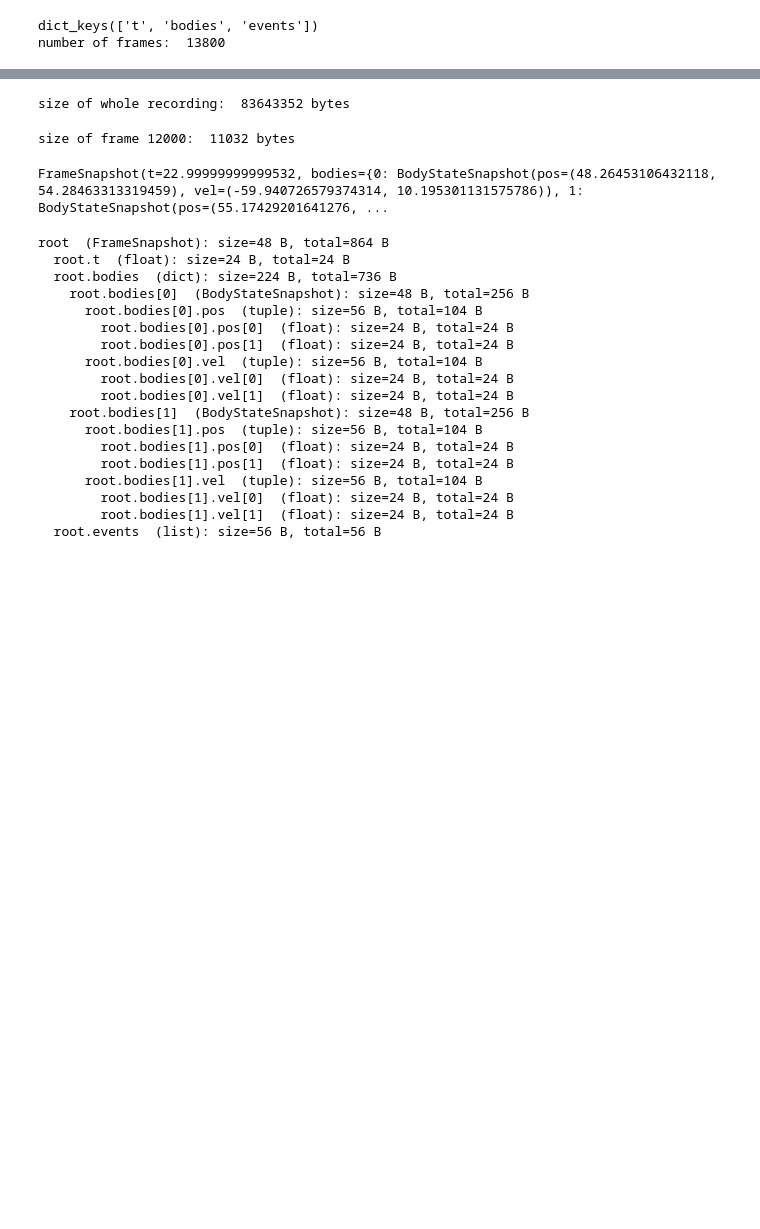
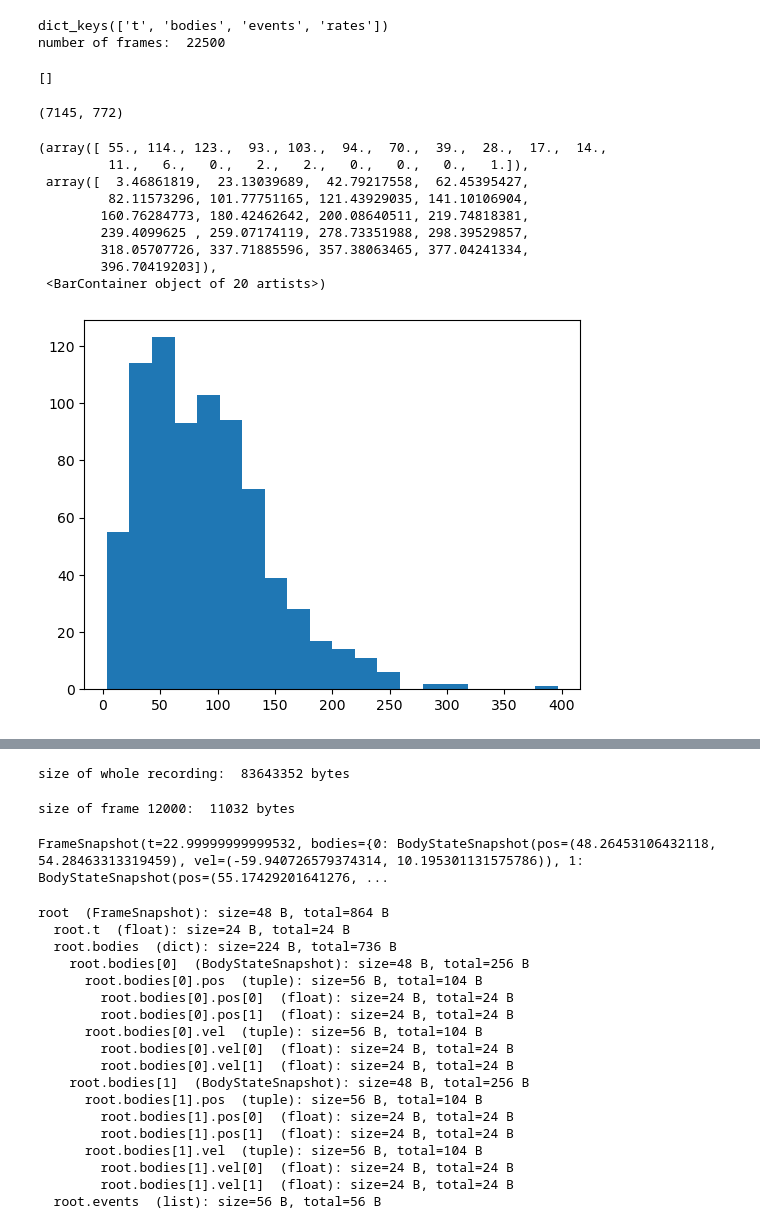
Before and after one commit to mweik23/satisfying_sims, a Jupyter notebook: notebooks/examine_pkl.ipynb, the cells around one changed output, grey strips where cells are left out. Saved outputs shown, nothing was run; the diff lists cells and outputs as text; code cells hidden in the pictures; blank space fills up the shorter version.

```diff
--- a/notebooks/examine_pkl.ipynb
+++ b/notebooks/examine_pkl.ipynb
@@ -10,7 +11,7 @@ from satisfying_sims.core import SimulationRecording
 project_root = Path(os.getcwd()).parent
 results_path = project_root / "results"
 # %%
-exp_name = "my_experiment"
+exp_name = "christmas"
 pkl_path = results_path / exp_name / "recording.pkl.xz"
 # %%
 rec = SimulationRecording.load(pkl_path)
@@ -23,5 +31,36 @@ frame0 = rec.frames[0]
 print(frame0.__dict__.keys())
 print('number of frames: ', len(rec.frames))
 # %% [output]
-dict_keys(['t', 'bodies', 'events'])
-number of frames:  13800
+dict_keys(['t', 'bodies', 'events', 'rates'])
+number of frames:  22500
+# %%
+rec.frames[20000].events
+# %% [output]
+[]
+# %%
+events = {'CollisionEvent': [], 'HitWallEvent': []}
+for frame in rec.frames:
+    for ev in frame.events:
+        event_name = ev.type
+        if event_name in events.keys():
+            events[event_name].append(ev)
+# %%
+len(events['CollisionEvent']), len(events['HitWallEvent'])
+# %% [output]
+(7145, 772)
+# %%
+wall_hit_impulses = [ev.payload['impulse'] for ev in events['HitWallEvent']]
+collision_impulses = [ev.payload['impulse'] for ev in events['CollisionEvent']]
+# %%
+plt.hist(wall_hit_impulses, bins=20)
+# %% [output]
+(array([ 55., 114., 123.,  93., 103.,  94.,  70.,  39.,  28.,  17.,  14.,
+         11.,   6.,   0.,   2.,   2.,   0.,   0.,   0.,   1.]),
+ array([  3.46861819,  23.13039689,  42.79217558,  62.45395427,
+         82.11573296, 101.77751165, 121.43929035, 141.10106904,
+        160.76284773, 180.42462642, 200.08640511, 219.74818381,
+        239.4099625 , 259.07174119, 278.73351988, 298.39529857,
+        318.05707726, 337.71885596, 357.38063465, 377.04241334,
+        396.70419203]),
+ <BarContainer object of 20 artists>)
+[figure, added]
```
Also changed, not shown: parts of 4 cells of this notebook, 33 other files.
